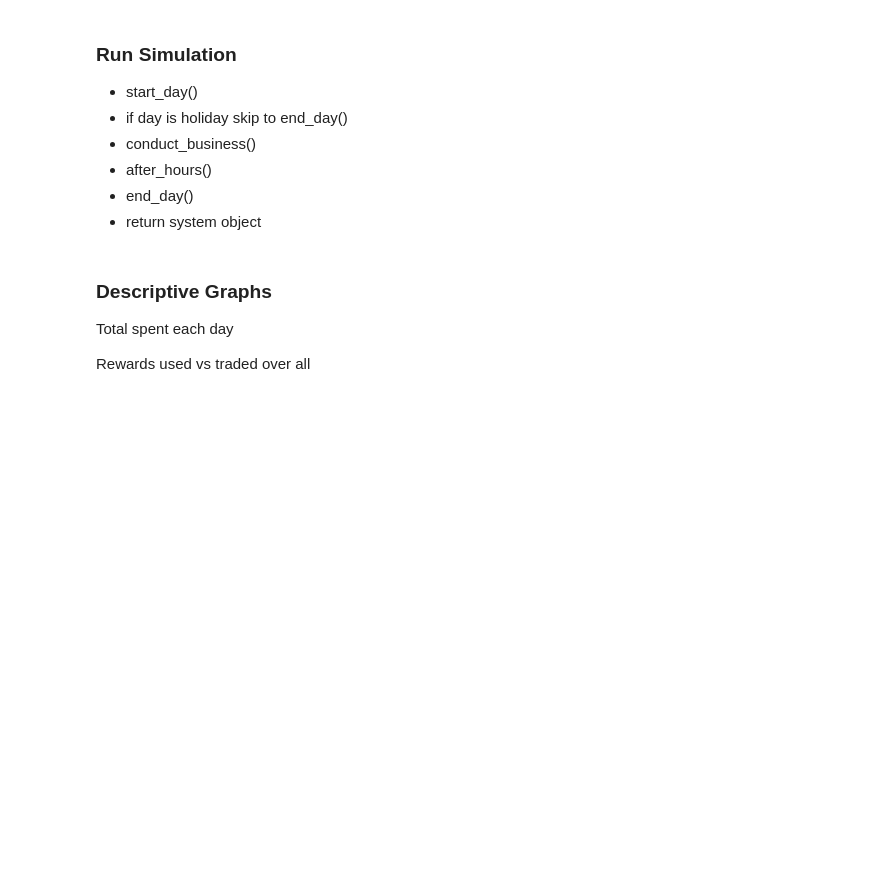
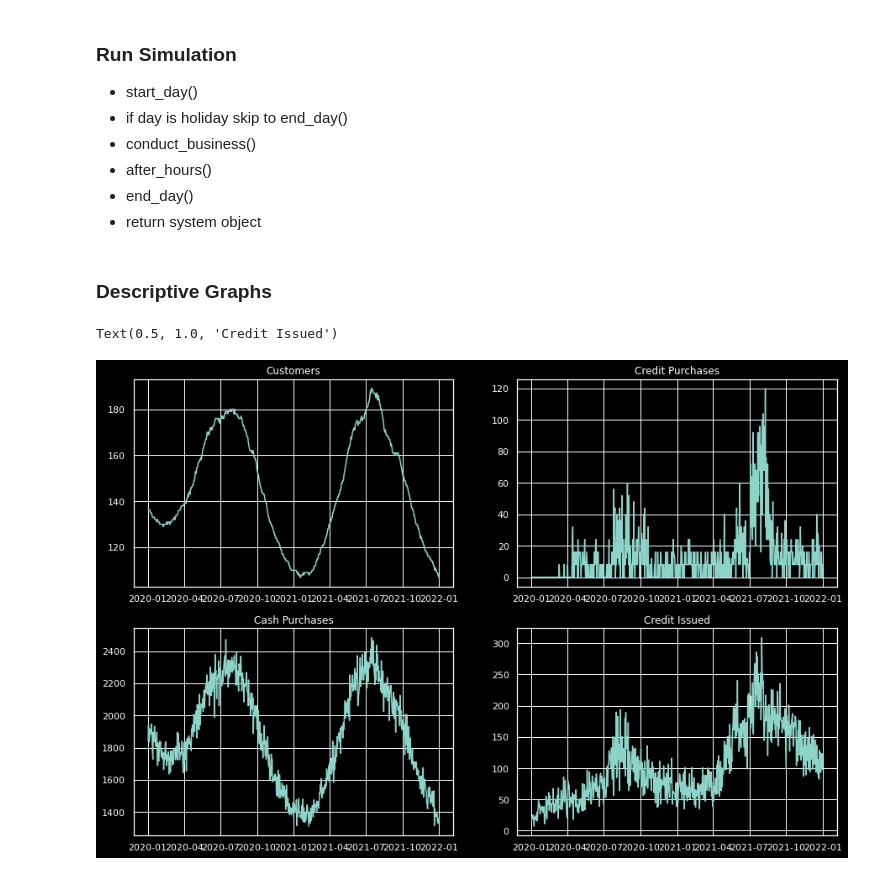
Before and after one commit to SamReeves/604, a Jupyter notebook: w7/project/simulation.ipynb, the cells around one changed output. Cells and saved outputs as stored; diff of their text form; code cells hidden in the pictures; blank space fills up the shorter version.

```diff
--- a/w7/project/simulation.ipynb
+++ b/w7/project/simulation.ipynb
@@ -225,11 +248,19 @@ def word_of_mouth(system):
     On credit purchases, customers will spread the good word.
     Returns: System object.
     """
+    # An old customer may decide to accept credit
     if flip(0.33):
         oldie = system.state.customers[system.state.customers['willingness'] == 0].sample(1)
         oldie['willingness'] = 1
         system.state.customers.update(oldie)
 
+    # A new customer may decide to accept credit
+    if flip(0.33):
+        i = len(system.state.customers) + 1
+        system.state.customers.loc[i] = generate_customer()
+        system.state.customers.loc[i]['willingness'] = 1
+
+    # A new customer may decide to accept credit
     if flip(0.33):
         i = len(system.state.customers) + 1
         system.state.customers.loc[i] = generate_customer()
@@ -370,16 +395,6 @@ def end_day(system):
     if system.state.day == (1 | 15):
         system.state.customers.cash = 0.05 * system.state.customers.salary / 26
 
-    # Update season
-    if system.state.day == date(2020, 3, 19):
-        system.state.season = 'spring'
-    elif system.state.day == date(2020, 6, 20):
-        system.state.season = 'summer'
-    elif system.state.day == date(2020, 9, 22):
-        system.state.season = 'fall'
-    elif system.state.day == date(2020, 12, 20):
-        system.state.season = 'winter'
-
     # Update day
     system.state.day += timedelta(days=1)
 
@@ -399,7 +414,8 @@ def run_simulation(system):
     Run the simulation.
     Returns: System object.
     """
-    while system.state.day < date(2020, 12, 31):
+
+    while system.state.day <= date(2021, 12, 31):
         system = start_day(system)
 
         # Nobody works on federal holidays!
@@ -414,26 +430,27 @@ def run_simulation(system):
 
     return system
 # %%
+system = make_system(params, reward = 0.1)
 final = run_simulation(system)
+
 history = pd.DataFrame(final.state.history,
     columns=['day', 'customers', 'credit_purchases', 'cash_purchases', 'credit_issued'])
-# %% [markdown]
-### Descriptive Graphs
-
-Total spent each day
-
-Rewards used vs traded over all
+# %% [markdown]
+### Descriptive Graphs
 # %%
-fig, ax = plt.subplots(nrows = 2, ncols=2, figsize=(10,10))
+fig, ax = plt.subplots(nrows = 2, ncols=2, figsize=(15,10))
 
 ax[0,0].plot(history.day, history.customers)
 ax[0,0].set_title('Customers')
 
 ax[0,1].plot(history.day, history.credit_purchases)
 ax[0,1].set_title('Credit Purchases')
 
 ax[1,0].plot(history.day, history.cash_purchases)
 ax[1,0].set_title('Cash Purchases')
 
 ax[1,1].plot(history.day, history.credit_issued)
 ax[1,1].set_title('Credit Issued')
+# %% [output]
+Text(0.5, 1.0, 'Credit Issued')
+[figure, added]
```
Also changed, not shown: parts of 24 cells of this notebook, 3 other files.
